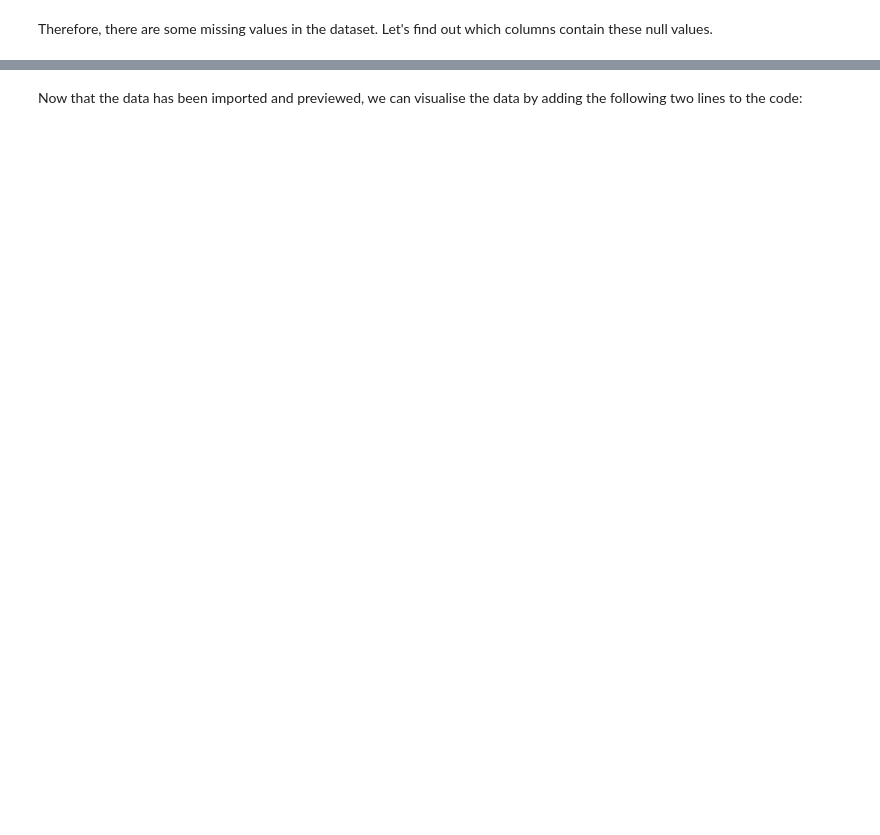
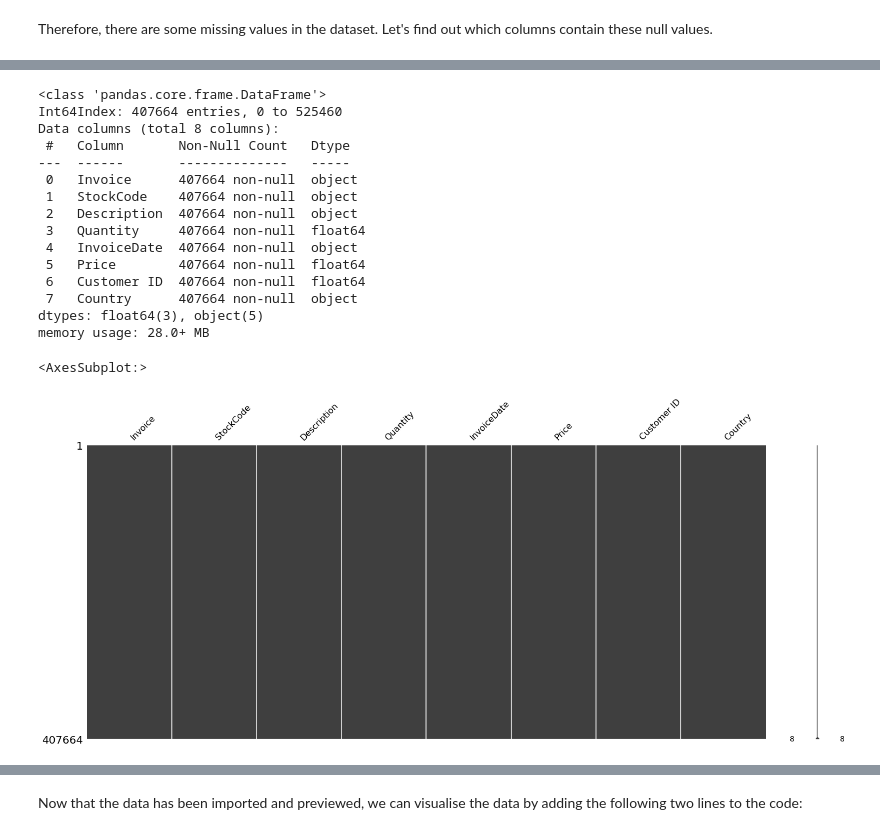
Before and after one commit to JoshWacks/ACMLProject, a Jupyter notebook: ACML_Project.ipynb, the cells around one changed output, grey strips where cells are left out. Drawn from its saved outputs; the diff is of its cells as text; code cells hidden in the pictures; blank space fills up the shorter version.

```diff
--- a/ACML_Project.ipynb
+++ b/ACML_Project.ipynb
@@ -112,0 +157,22 @@ dtype: int64
+# %%
+df = df[df['Customer ID'].notna()]
+df.info()
+missingno.matrix(df)
+# %% [output]
+<class 'pandas.core.frame.DataFrame'>
+Int64Index: 407664 entries, 0 to 525460
+Data columns (total 8 columns):
+ #   Column       Non-Null Count   Dtype
+---  ------       --------------   -----
+ 0   Invoice      407664 non-null  object
+ 1   StockCode    407664 non-null  object
+ 2   Description  407664 non-null  object
+ 3   Quantity     407664 non-null  float64
+ 4   InvoiceDate  407664 non-null  object
+ 5   Price        407664 non-null  float64
+ 6   Customer ID  407664 non-null  float64
+ 7   Country      407664 non-null  object
+dtypes: float64(3), object(5)
+memory usage: 28.0+ MB
+<AxesSubplot:>
+[figure, added]
```
Also changed, not shown: parts of 11 cells of this notebook.
